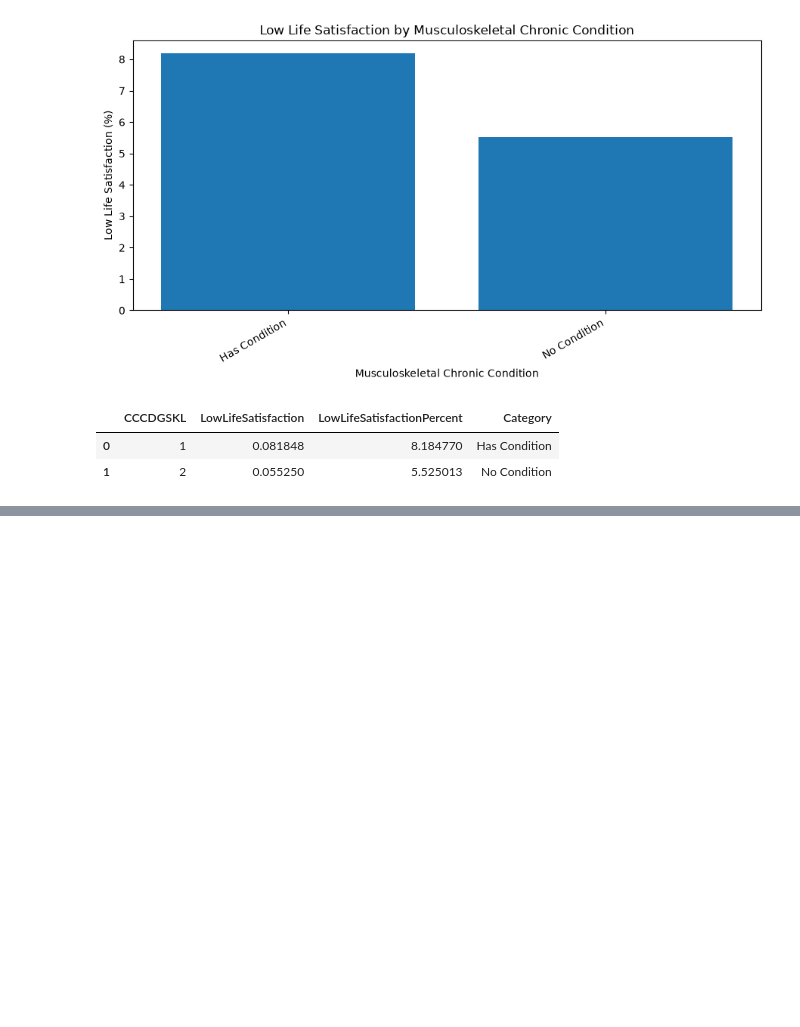
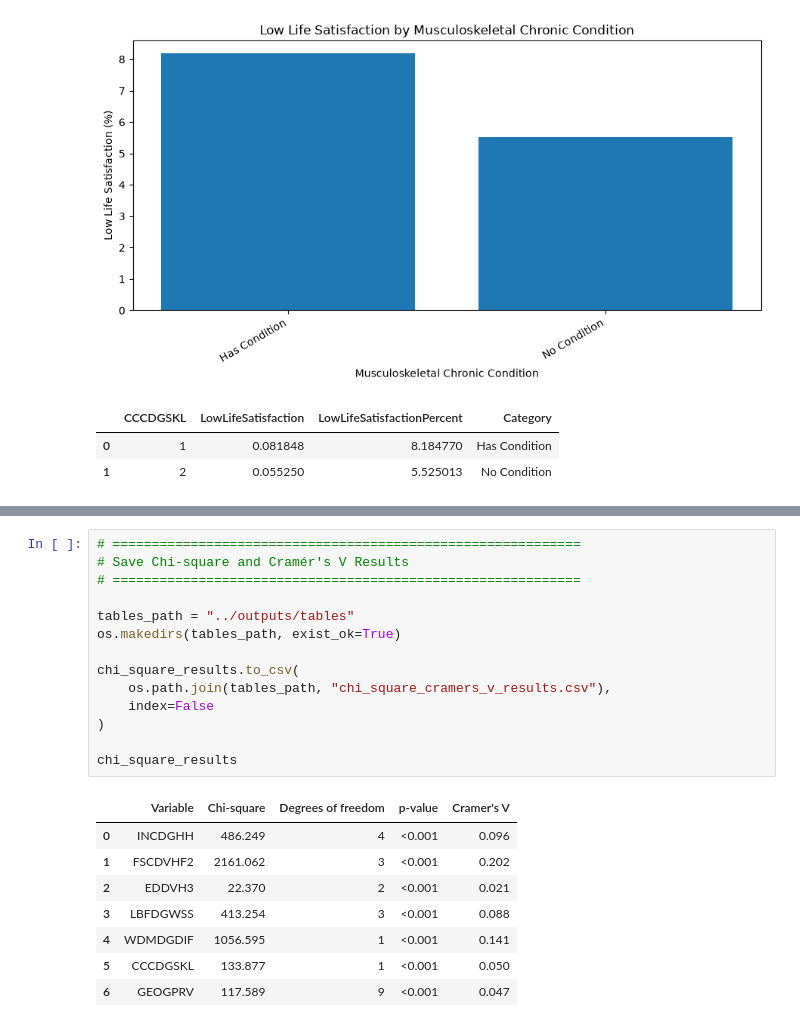
Before and after one commit to Khushboosingh1988/MRP_CCHS_2022, a Jupyter notebook: notebooks/02_exploratory_data_analysis.ipynb, the cells around one changed output, grey strips where cells are left out. Saved outputs shown, nothing was run; the diff lists cells and outputs as text; blank space fills up the shorter version.

```diff
--- a/notebooks/02_exploratory_data_analysis.ipynb
+++ b/notebooks/02_exploratory_data_analysis.ipynb
@@ -317,0 +521,23 @@ chronic_summary
+# %%
+# ============================================================
+# Save Chi-square and Cramér's V Results
+# ============================================================
+
+tables_path = "../outputs/tables"
+os.makedirs(tables_path, exist_ok=True)
+
+chi_square_results.to_csv(
+    os.path.join(tables_path, "chi_square_cramers_v_results.csv"),
+    index=False
+)
+
+chi_square_results
+# %% [output]
+|  | Variable | Chi-square | Degrees of freedom | p-value | Cramer's V |
+| 0 | INCDGHH | 486.249 | 4 | <0.001 | 0.096 |
+| 1 | FSCDVHF2 | 2161.062 | 3 | <0.001 | 0.202 |
+| 2 | EDDVH3 | 22.370 | 2 | <0.001 | 0.021 |
+| 3 | LBFDGWSS | 413.254 | 3 | <0.001 | 0.088 |
+| 4 | WDMDGDIF | 1056.595 | 1 | <0.001 | 0.141 |
+| 5 | CCCDGSKL | 133.877 | 1 | <0.001 | 0.050 |
+| 6 | GEOGPRV | 117.589 | 9 | <0.001 | 0.047 |
```
Also changed, not shown: parts of 9 cells of this notebook.
